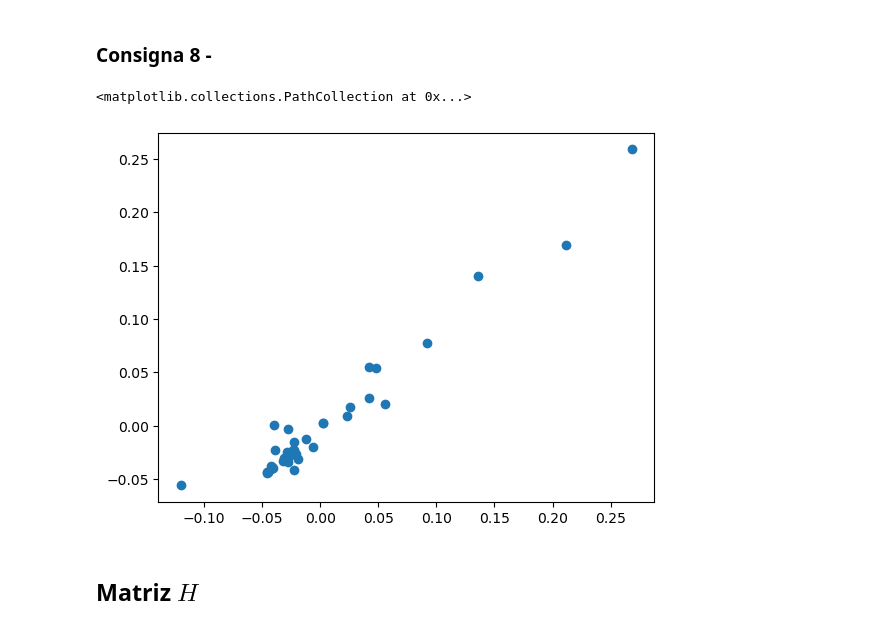
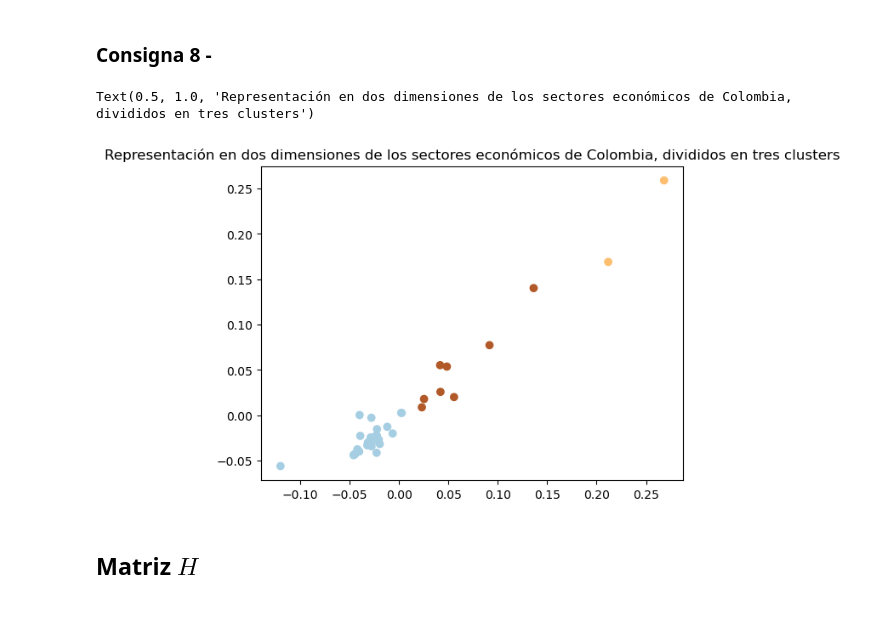
Before and after one commit to MatildaBartoli/TP2-ALC-2024, a Jupyter notebook: grupo_20_TP2.ipynb, the cells around one changed output. Drawn from its saved outputs; the diff is of its cells as text; code cells hidden in the pictures.

Commit message:
import pais 2 y clusters

```diff
--- a/grupo_20_TP2.ipynb
+++ b/grupo_20_TP2.ipynb
@@ -353,20 +356,21 @@ autovalor2 = autovector2.T @ C_ @ autovector2 / (np.linalg.norm(autovector2)**2)
 # %%
 #tomamos los dos vectores más representativos
 V = np.array([autovector1, autovector2]).reshape((40, 2))
 
 #reducimos la matriz original según estos vectores
-Puntos = Arr_n @ V
+reduccion = Arr_n @ V
+
+kmeans = KMeans(n_clusters=3)
+clusters = kmeans.fit_predict(reduccion)
 
 
 fig, ax = plt.subplots()
 #graficamos
-ax.scatter(x = Puntos[:, 0], y = Puntos[:, 1])
-#TODO make pretty
-
-#TODO ver de clusters
+ax.scatter(x = reduccion[:, 0], y = reduccion[:, 1], c=clusters, cmap='Paired')
+ax.set_title("Representación en dos dimensiones de los sectores económicos de Colombia, divididos en tres clusters")
 # %% [output]
-<matplotlib.collections.PathCollection at 0x...>
+Text(0.5, 1.0, 'Representación en dos dimensiones de los sectores económicos de Colombia, divididos en tres clusters')
-[figure, old version]
+[figure, new version]
 # %% [markdown]
 ## Matriz $H$
 # %% [markdown]
```
Also changed, not shown: parts of 5 cells of this notebook, 1 other file.
